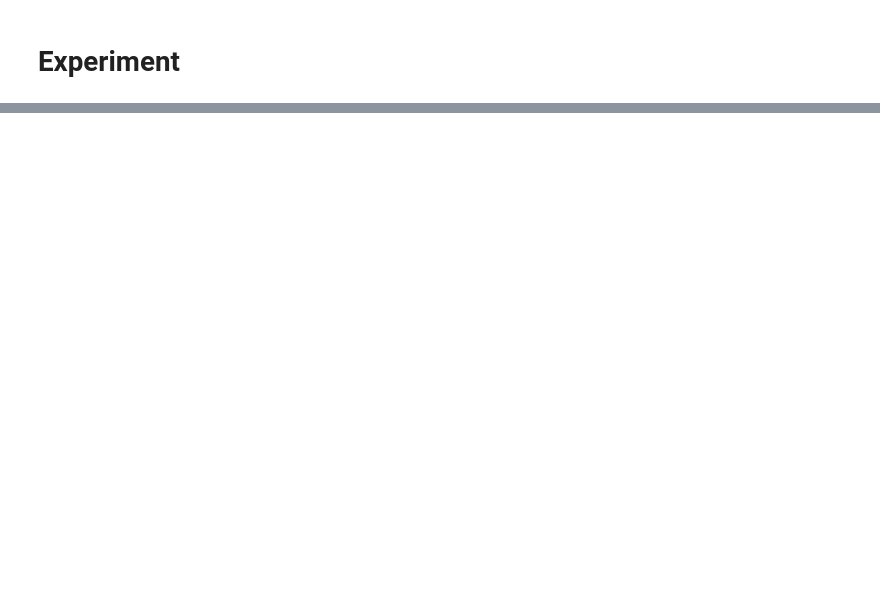
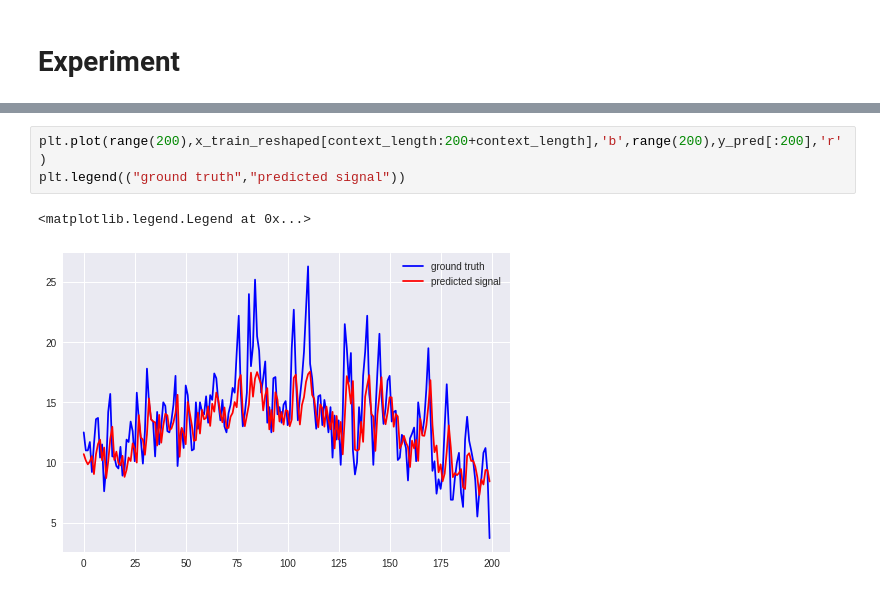
Before and after one commit to iegorval/neural_nets, a Jupyter notebook: Weather.ipynb, the cells around one changed output, grey strips where cells are left out. Saved outputs shown, nothing was run; the diff lists cells and outputs as text; blank space fills up the shorter version.

```diff
--- a/Weather.ipynb
+++ b/Weather.ipynb
@@ -115,0 +161,6 @@ plt.plot(history.history['loss'])
+# %%
+plt.plot(range(200),x_train_reshaped[context_length:200+context_length],'b',range(200),y_pred[:200],'r')
+plt.legend(("ground truth","predicted signal"))
+# %% [output]
+<matplotlib.legend.Legend at 0x...>
+[figure, added]
```
Also changed, not shown: parts of 17 cells of this notebook.
